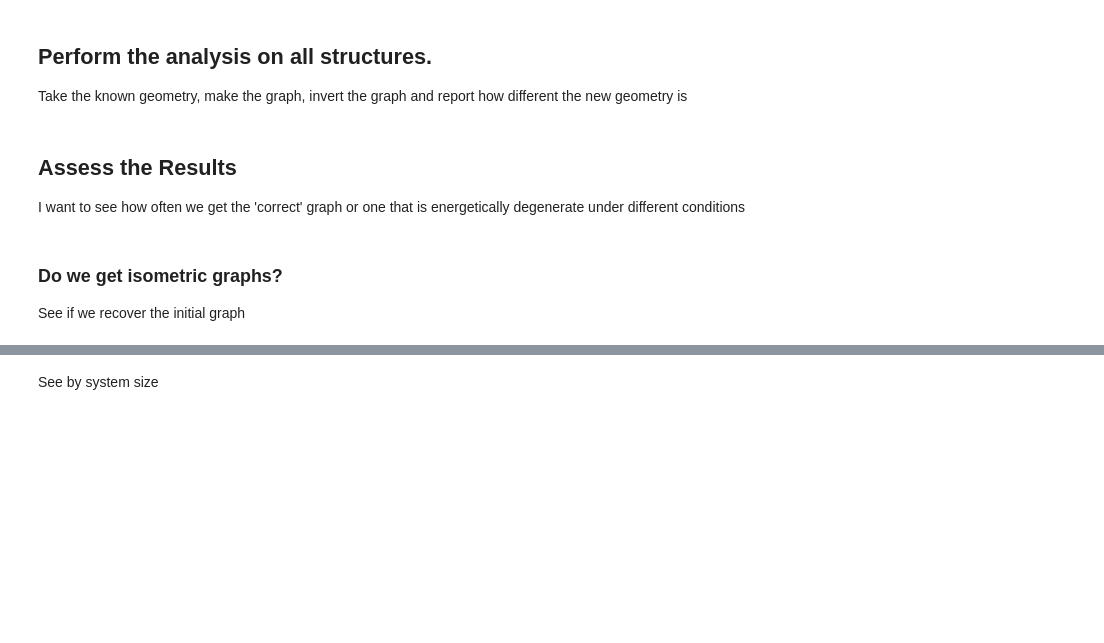
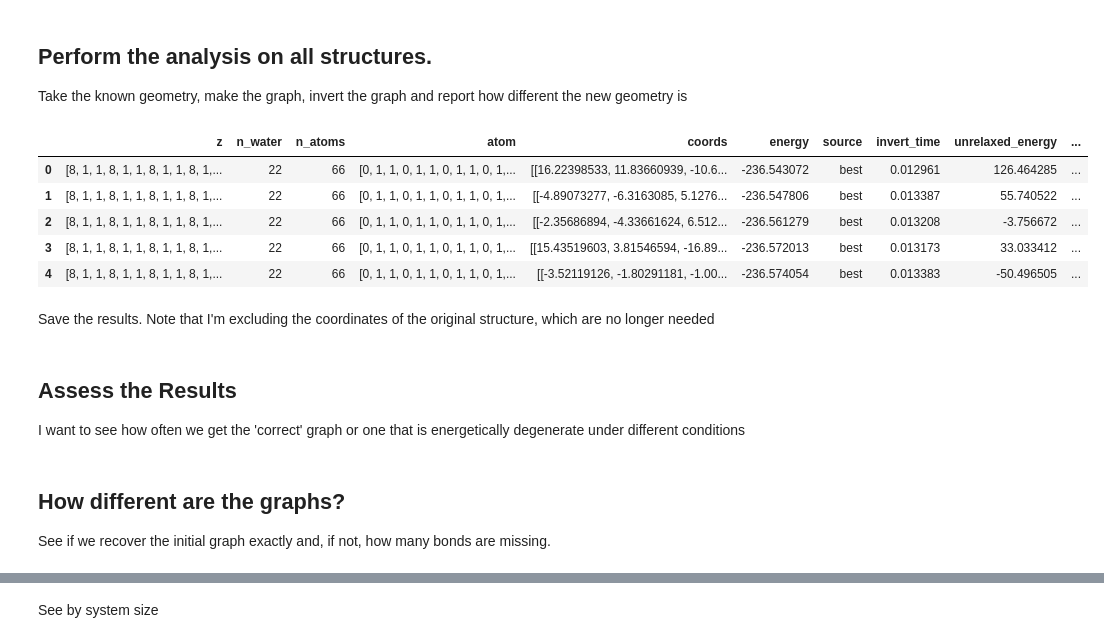
Before and after one commit to exalearn/hydronet, a Jupyter notebook: challenge-4/baseline/force-directed-inversion-demo.ipynb, the cells around one changed output, grey strips where cells are left out. Cells and saved outputs as stored; diff of their text form; code cells hidden in the pictures; blank space fills up the shorter version.

```diff
--- a/challenge-4/baseline/force-directed-inversion-demo.ipynb
+++ b/challenge-4/baseline/force-directed-inversion-demo.ipynb
@@ -26,3 +26,13 @@ with open('../benchmark_clusters.json') as fp:
         results.append(record)
 # %%
 results = pd.DataFrame(results)
+results.head()
+# %% [output]
+|  | z | n_water | n_atoms | atom | coords | energy | source | invert_time | unrelaxed_energy | ... |
+| 0 | [8, 1, 1, 8, 1, 1, 8, 1, 1, 8, 1,... | 22 | 66 | [0, 1, 1, 0, 1, 1, 0, 1, 1, 0, 1,... | [[16.22398533, 11.83660939, -10.6... | -236.543072 | best | 0.012961 | 126.464285 | ... |
+| 1 | [8, 1, 1, 8, 1, 1, 8, 1, 1, 8, 1,... | 22 | 66 | [0, 1, 1, 0, 1, 1, 0, 1, 1, 0, 1,... | [[-4.89073277, -6.3163085, 5.1276... | -236.547806 | best | 0.013387 | 55.740522 | ... |
+| 2 | [8, 1, 1, 8, 1, 1, 8, 1, 1, 8, 1,... | 22 | 66 | [0, 1, 1, 0, 1, 1, 0, 1, 1, 0, 1,... | [[-2.35686894, -4.33661624, 6.512... | -236.561279 | best | 0.013208 | -3.756672 | ... |
+| 3 | [8, 1, 1, 8, 1, 1, 8, 1, 1, 8, 1,... | 22 | 66 | [0, 1, 1, 0, 1, 1, 0, 1, 1, 0, 1,... | [[15.43519603, 3.81546594, -16.89... | -236.572013 | best | 0.013173 | 33.033412 | ... |
+| 4 | [8, 1, 1, 8, 1, 1, 8, 1, 1, 8, 1,... | 22 | 66 | [0, 1, 1, 0, 1, 1, 0, 1, 1, 0, 1,... | [[-3.52119126, -1.80291181, -1.00... | -236.574054 | best | 0.013383 | -50.496505 | ... |
+# %% [markdown]
+Save the results. Note that I'm excluding the coordinates of the original structure, which are no longer needed
@@ -30,8 +42,8 @@ results = pd.DataFrame(results)
 ## Assess the Results
 I want to see how often we get the 'correct' graph or one that is energetically degenerate under different conditions
 # %% [markdown]
-### Do we get isometric graphs?
-See if we recover the initial graph
+## How different are the graphs?
+See if we recover the initial graph exactly and, if not, how many bonds are missing.
 # %%
 print(f'Overall isometric success rate: {results["is_isometric"].mean()*100:.1f}%')
 # %% [output]
```
Also changed, not shown: parts of 6 cells of this notebook, 4 other files.
